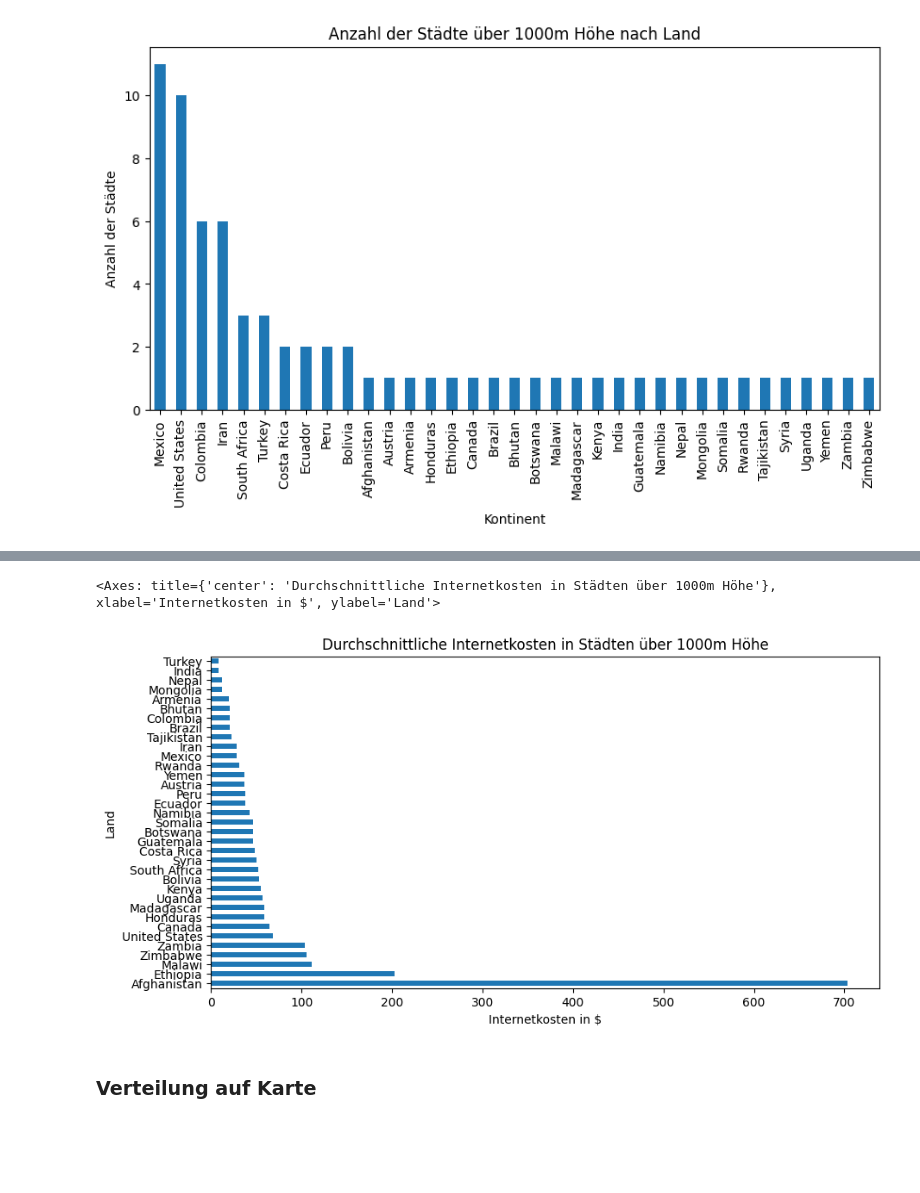
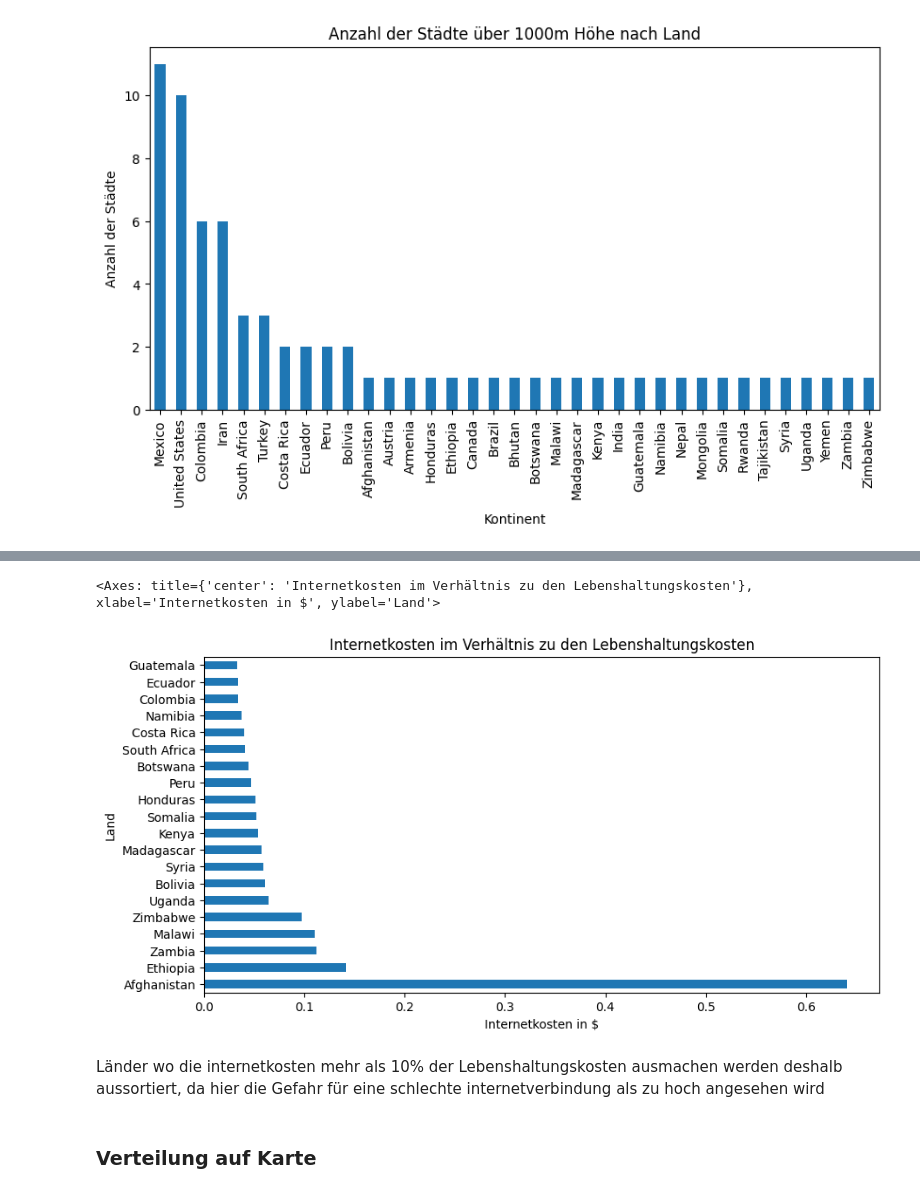
Before and after one commit to GehriJan/data-science-exam, a Jupyter notebook: data_science_exam.ipynb, the cells around one changed output, grey strips where cells are left out. Drawn from its saved outputs; the diff is of its cells as text; code cells hidden in the pictures; blank space fills up the shorter version.

Commit message:
analyze

```diff
--- a/data_science_exam.ipynb
+++ b/data_science_exam.ipynb
@@ -504,12 +497,18 @@ df[df["elevation"] > 1000].groupby("country")["city"].count().sort_values(ascend
 # %%
-highest_internet_costs = df[df["elevation"] > 1000].groupby("country")["internet"].mean().sort_values(ascending=False)
-highest_internet_costs.plot(
+df_analyze["internet_coeffitiant"] = df_analyze["internet"] / df_analyze["weighted_basked"]
+
+
+highest_internet_costs = df_analyze.groupby("country")["internet_coeffitiant"].mean().sort_values(ascending=False)
+highest_internet_costs.head(20).plot(
     kind="barh",
-    title="Durchschnittliche Internetkosten in Städten über 1000m Höhe",
+    title="Internetkosten im Verhältnis zu den Lebenshaltungskosten",
     ylabel="Land",
     xlabel="Internetkosten in $",
     figsize=(10, 5)
 )
 # %% [output]
-<Axes: title={'center': 'Durchschnittliche Internetkosten in Städten über 1000m Höhe'}, xlabel='Internetkosten in $', ylabel='Land'>
+<Axes: title={'center': 'Internetkosten im Verhältnis zu den Lebenshaltungskosten'}, xlabel='Internetkosten in $', ylabel='Land'>
-[figure, old version]
+[figure, new version]
+# %% [markdown]
+Länder wo die internetkosten mehr als 10% der Lebenshaltungskosten ausmachen werden deshalb aussortiert, da hier die
+Gefahr für eine schlechte internetverbindung als zu hoch angesehen wird
```
Also changed, not shown: parts of 3 cells of this notebook.
